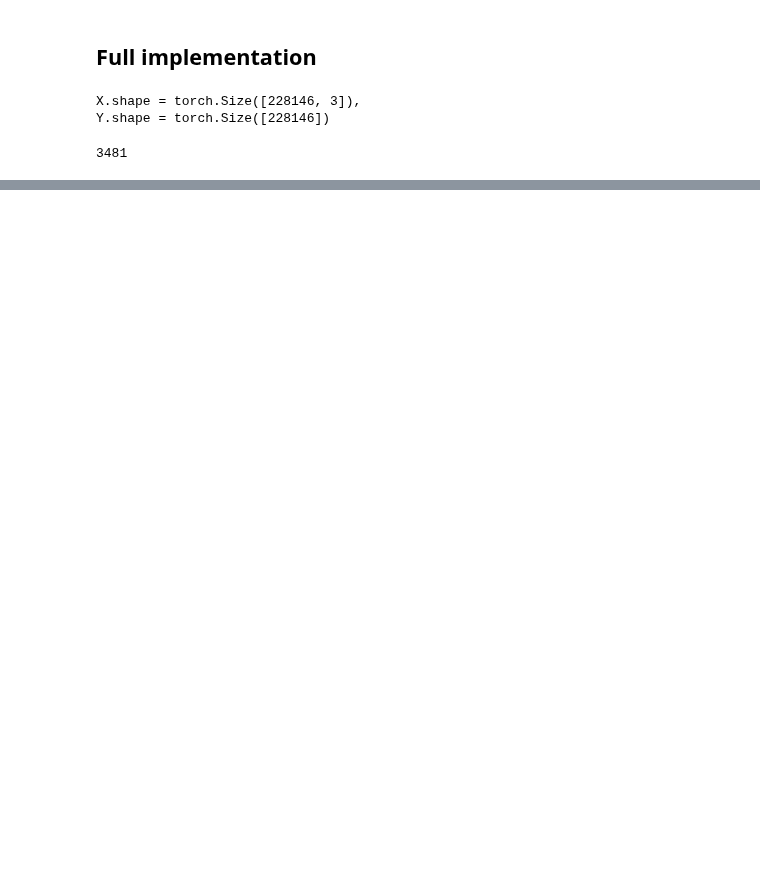
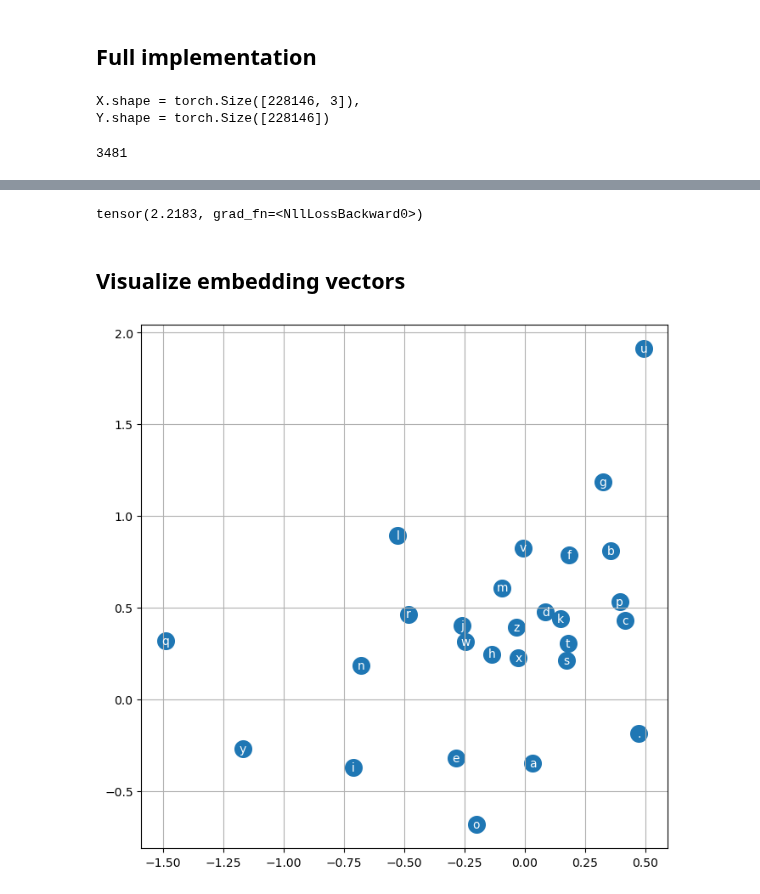
Before and after one commit to Paradox3333/0-to-transformers, a Jupyter notebook: MLP_char_pred.ipynb, the cells around one changed output, grey strips where cells are left out. Drawn from its saved outputs; the diff is of its cells as text; code cells hidden in the pictures; blank space fills up the shorter version.

```diff
--- a/MLP_char_pred.ipynb
+++ b/MLP_char_pred.ipynb
@@ -500,0 +493,3 @@ tensor(2.2519, grad_fn=<NllLossBackward0>)
+# %%
+for p in parameters: # Pytorch requirement
+    p.requires_grad = True
@@ -500,0 +564,10 @@ tensor(2.2519, grad_fn=<NllLossBackward0>)
+# %%
+# Final forward pass to check total loss:
+
+emb = C[X[ix]] # (32, 3, 2), indexing into X, which is the full training set, and grabbing 32 random samples
+h = torch.tanh(emb.view(-1, 6) @ W1 + b1)  # (32, 100)
+logits = h @ W2 + b2  # (32, 27)
+loss = F.cross_entropy(logits, Y[ix])
+loss
+
+# Note: if loss on the whole data set goes up with more training iterations, it means the NN is overfitting to the batches it used
@@ -500,0 +636,3 @@ tensor(2.2519, grad_fn=<NllLossBackward0>)
+# %%
+for p in parameters: # Pytorch requirement
+    p.requires_grad = True
@@ -500,0 +694,10 @@ tensor(2.2519, grad_fn=<NllLossBackward0>)
+# %%
+# Check loss on train set:
+
+emb = C[X_train] # (32, 3, 2), indexing into X, which is the full training set, and grabbing 32 random samples
+h = torch.tanh(emb.view(-1, 6) @ W1 + b1)  # (32, 100)
+logits = h @ W2 + b2  # (32, 27)
+loss = F.cross_entropy(logits, Y_train)
+loss
+# %% [output]
+tensor(2.2183, grad_fn=<NllLossBackward0>)
@@ -500,0 +716,15 @@ tensor(2.2519, grad_fn=<NllLossBackward0>)
+# %% [markdown]
+## Visualize embedding vectors
+# %%
+plt.figure(figsize=(8,8))
+
+plt.scatter(C[:,0].data, C[:,1].data, s=200) # Remember C is the character embedding lookup table and it was updated during training!
+for i in range(C.shape[0]):
+    plt.text(C[i,0].item(), C[i,1].item(), itos[i], ha='center', va='center', color='white')
+plt.grid('minor')
+
+# Observations:
+
+# - The network has learned to cluster the characters. For example, the vowels.
+# %% [output]
+[figure, added]
```
Also changed, not shown: parts of 34 cells of this notebook.
